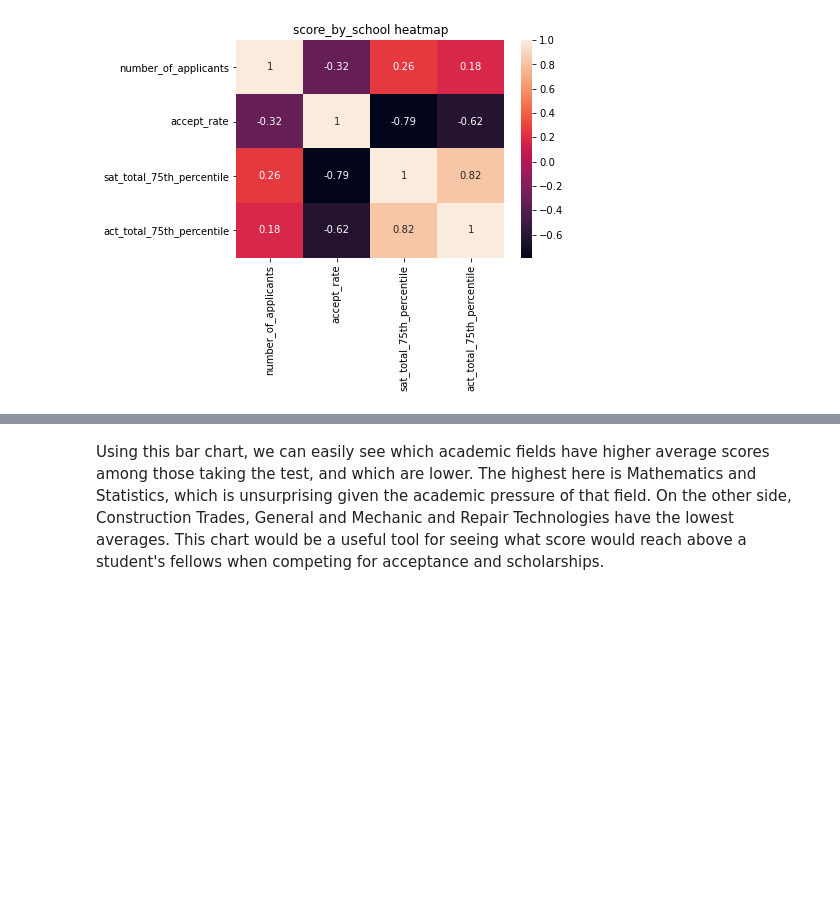
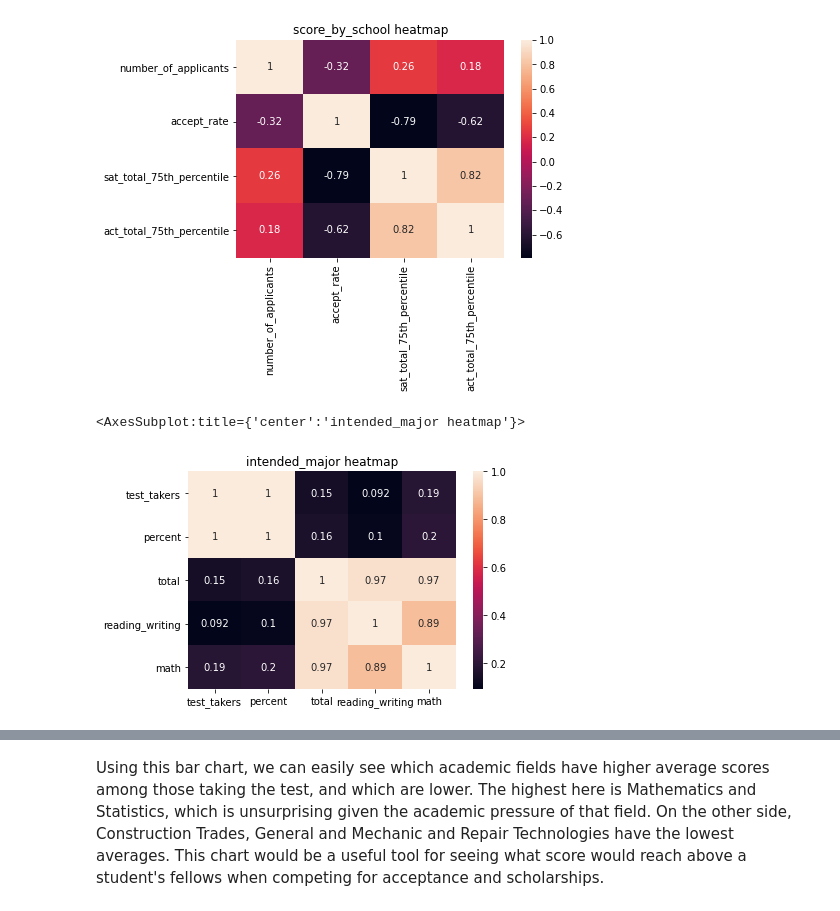
Before and after one commit to MKUltraman/DSIR_Project_1, a Jupyter notebook: code/code-samuel-yeager.ipynb, the cells around one changed output, grey strips where cells are left out. Saved outputs shown, nothing was run; the diff lists cells and outputs as text; code cells hidden in the pictures; blank space fills up the shorter version.

```diff
--- a/code/code-samuel-yeager.ipynb
+++ b/code/code-samuel-yeager.ipynb
@@ -463,3 +506,10 @@ sns.heatmap(school_corr, annot = True)
 # %% [output]
 <AxesSubplot:title={'center':'score_by_school heatmap'}>
 [figure]
+# %%
+intended_corr = intended_major_df.corr()
+plt.title('intended_major heatmap')
+sns.heatmap(intended_corr, annot = True)
+# %% [output]
+<AxesSubplot:title={'center':'intended_major heatmap'}>
+[figure, added]
```
Also changed, not shown: parts of 54 cells of this notebook, 1 other file.
